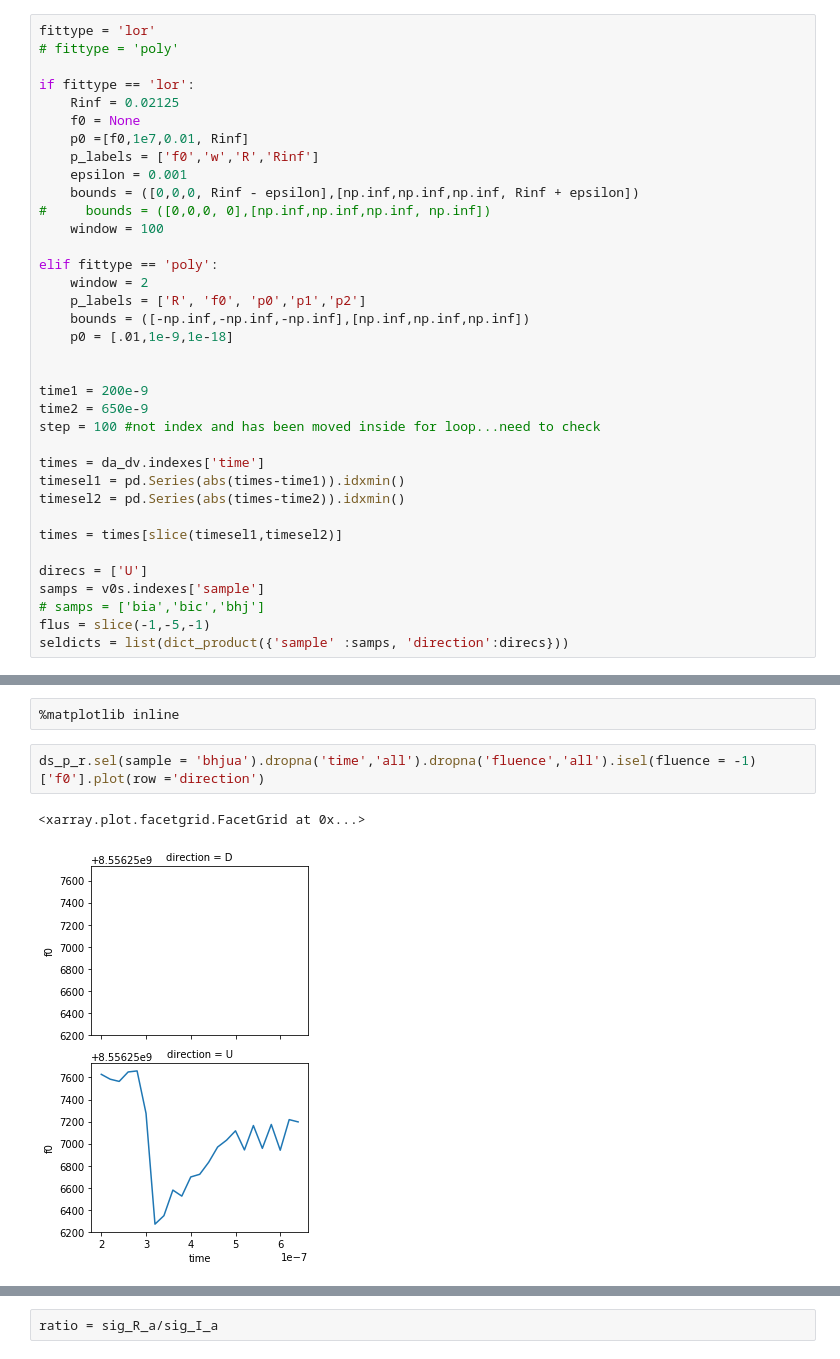
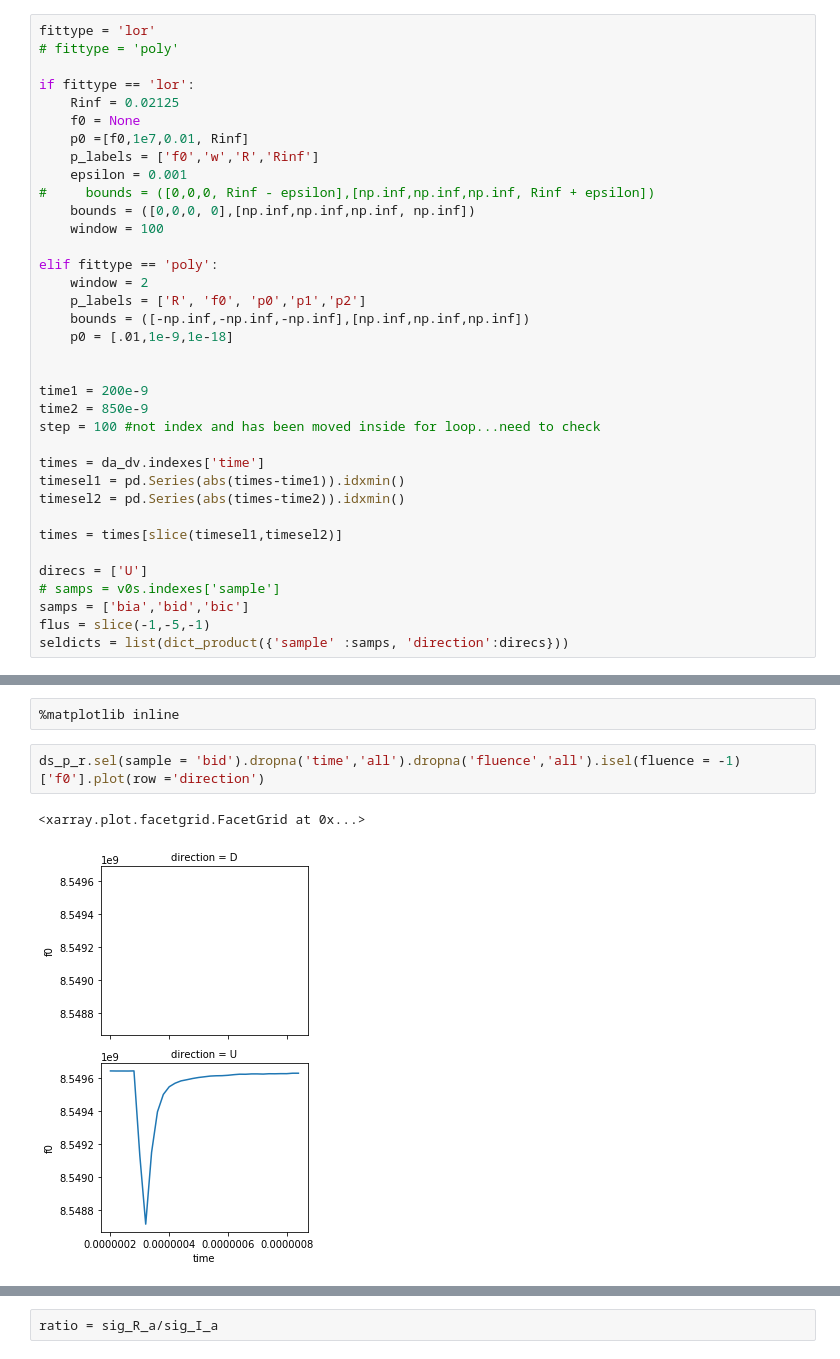
Before and after one commit to aspitarl/TRMC, a Jupyter notebook: RawDataAnalysis_Bi.ipynb, the cells around one changed output, grey strips where cells are left out. Saved outputs shown, nothing was run; the diff lists cells and outputs as text.

```diff
--- a/RawDataAnalysis_Bi.ipynb
+++ b/RawDataAnalysis_Bi.ipynb
@@ -197,8 +198,8 @@ if fittype == 'lor':
     p0 =[f0,1e7,0.01, Rinf]
     p_labels = ['f0','w','R','Rinf']
     epsilon = 0.001
-    bounds = ([0,0,0, Rinf - epsilon],[np.inf,np.inf,np.inf, Rinf + epsilon])
-#     bounds = ([0,0,0, 0],[np.inf,np.inf,np.inf, np.inf])
+#     bounds = ([0,0,0, Rinf - epsilon],[np.inf,np.inf,np.inf, Rinf + epsilon])
+    bounds = ([0,0,0, 0],[np.inf,np.inf,np.inf, np.inf])
     window = 100
 
 elif fittype == 'poly':
@@ -209,7 +210,7 @@ elif fittype == 'poly':
 
 
 time1 = 200e-9
-time2 = 650e-9
+time2 = 850e-9
 step = 100 #not index and has been moved inside for loop...need to check
 
 times = da_dv.indexes['time']
@@ -219,8 +220,8 @@ timesel2 = pd.Series(abs(times-time2)).idxmin()
 times = times[slice(timesel1,timesel2)]
 
 direcs = ['U']
-samps = v0s.indexes['sample']
-# samps = ['bia','bic','bhj']
+# samps = v0s.indexes['sample']
+samps = ['bia','bid','bic']
 flus = slice(-1,-5,-1)
 seldicts = list(dict_product({'sample' :samps, 'direction':direcs}))
 # %% [markdown]
@@ -378,10 +349,10 @@ interactive(children=(FloatSlider(value=425.0, description='timesel', max=650.0,
 # %%
 %matplotlib inline
 # %%
-ds_p_r.sel(sample = 'bhjua').dropna('time','all').dropna('fluence','all').isel(fluence = -1)['f0'].plot(row ='direction')
+ds_p_r.sel(sample = 'bid').dropna('time','all').dropna('fluence','all').isel(fluence = -1)['f0'].plot(row ='direction')
 # %% [output]
 <xarray.plot.facetgrid.FacetGrid at 0x...>
-[figure, old version]
+[figure, new version]
 # %%
 fig, axes = plt.subplots(2,len(ds.indexes['sample']), figsize = (12,9), squeeze = False)
 # axes= [axes]
```
Also changed, not shown: parts of 12 cells of this notebook, 1 other file.
